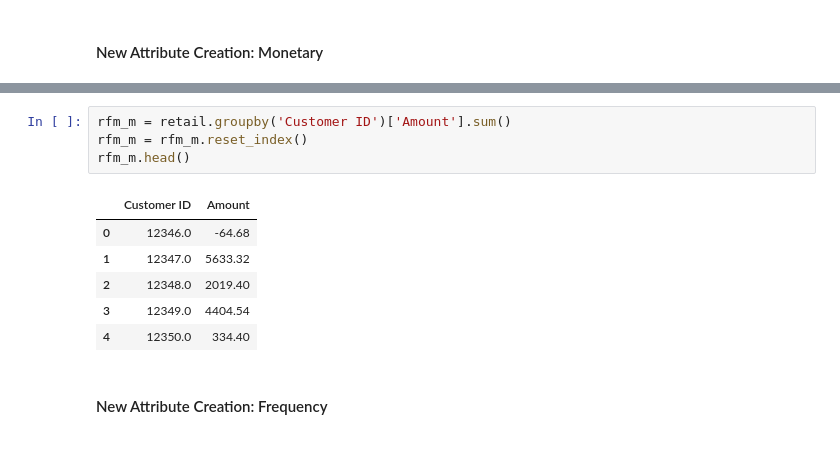
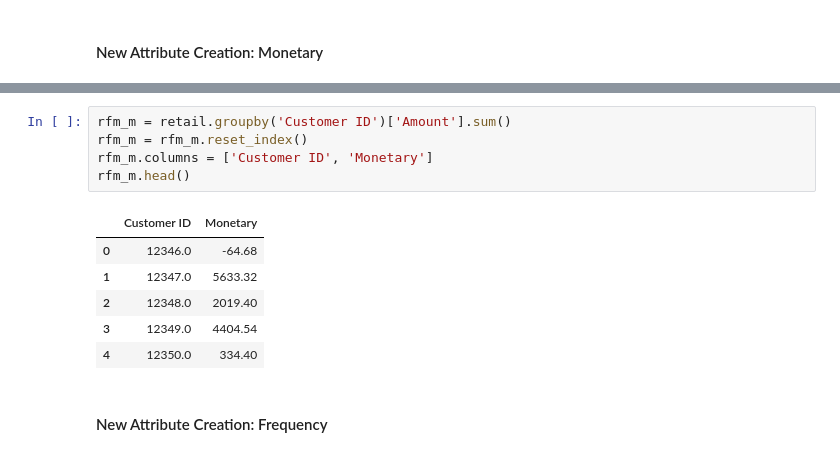
Before and after one commit to manishkr1754/Online_Retail_Customer_Segmentation_RFM_Analysis, a Jupyter notebook: Online Retail Customer Segmentation RFM Analysis.ipynb, the cells around one changed output, grey strips where cells are left out. Drawn from its saved outputs; the diff is of its cells as text.

```diff
--- a/Online Retail Customer Segmentation RFM Analysis.ipynb
+++ b/Online Retail Customer Segmentation RFM Analysis.ipynb
@@ -406,9 +406,10 @@ retail.head()
 # %%
 rfm_m = retail.groupby('Customer ID')['Amount'].sum()
 rfm_m = rfm_m.reset_index()
+rfm_m.columns = ['Customer ID', 'Monetary']
 rfm_m.head()
 # %% [output]
-|  | Customer ID | Amount |
+|  | Customer ID | Monetary |
 | 0 | 12346.0 | -64.68 |
 | 1 | 12347.0 | 5633.32 |
 | 2 | 12348.0 | 2019.40 |
```
Also changed, not shown: parts of 18 cells of this notebook.
